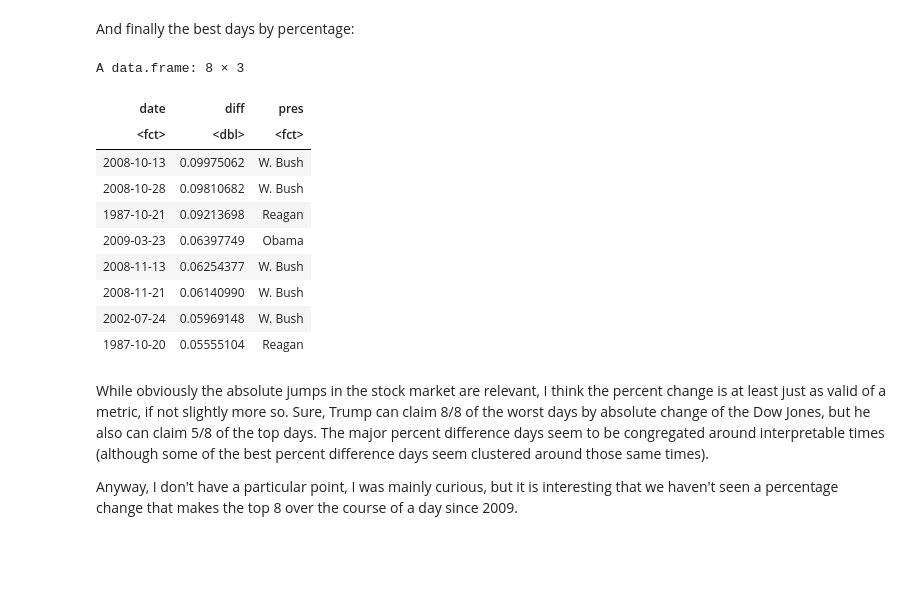
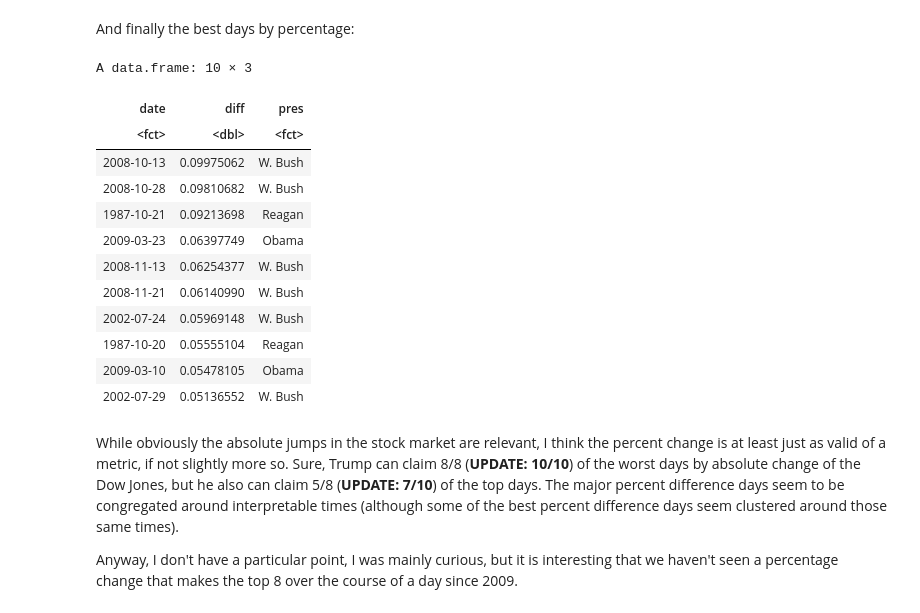
Before and after one commit to eaott/small_projects, a Jupyter notebook: DowJones.ipynb, the cells around one changed output. Cells and saved outputs as stored; diff of their text form; code cells hidden in the pictures; blank space fills up the shorter version.

Commit message:
updating Dow Jones due to further declines

```diff
--- a/DowJones.ipynb
+++ b/DowJones.ipynb
@@ -102,6 +142,14 @@ So for the biggest increases, keeping with the meme's "top 8" method, we have:
 # Single highest increases
 idxs = order(oneDayCloseDiff, decreasing = TRUE)
 # After analysis...
-names = c("Trump","Trump","W. Bush","W. Bush","Trump","Trump","Obama","Trump")
-data.frame(date=data$Date[idxs[1:8]+1], diff=oneDayCloseDiff[idxs[1:8]], pres=names)
+presidents = c(1:10)
+for (i in 1:10){
+    for (n in names(date_map)) {
+        if (date_map[[n]][idxs[i] + 1]) {
+            presidents[i] = n
+        }
+    }
+}
+
+data.frame(date=data$Date[idxs[1:10] + 1], diff=oneDayCloseDiff[idxs[1:10]], pres=presidents)
 # %% [output]
@@ -122,7 +172,14 @@ And now for worst days by percentage, we have:
 # Worst percent difference
 idxs = order(oneDayClosePercentDiff)
 # After analysis...
-names = c("Reagan","Reagan","W. Bush","W. Bush","W. Bush","Clinton","W. Bush","W. Bush")
+presidents = c(1:10)
+for (i in 1:10){
+    for (n in names(date_map)) {
+        if (date_map[[n]][idxs[i] + 1]) {
+            presidents[i] = n
+        }
+    }
+}
 
-data.frame(date=data$Date[idxs[1:8]+1], diff=oneDayClosePercentDiff[idxs[1:8]], pres=names)
+data.frame(date=data$Date[idxs[1:10] + 1], diff=oneDayClosePercentDiff[idxs[1:10]], pres=presidents)
 # %% [output]
@@ -144,21 +203,31 @@ And finally the best days by percentage:
 # %%
 # Best percent difference
 idxs = order(oneDayClosePercentDiff, decreasing = TRUE)
-names = c("W. Bush","W. Bush","Reagan","Obama","W. Bush","W. Bush","W. Bush","Reagan")
-data.frame(date=data$Date[idxs[1:8]+1], diff=oneDayClosePercentDiff[idxs[1:8]], pres=names)
+presidents = c(1:10)
+for (i in 1:10){
+    for (n in names(date_map)) {
+        if (date_map[[n]][idxs[i] + 1]) {
+            presidents[i] = n
+        }
+    }
+}
+
+data.frame(date=data$Date[idxs[1:10] + 1], diff=oneDayClosePercentDiff[idxs[1:10]], pres=presidents)
 # %% [output]
-A data.frame: 8 × 3
+A data.frame: 10 × 3
 | date | diff | pres |
 | <fct> | <dbl> | <fct> |
 | 2008-10-13 | 0.09975062 | W. Bush |
 | 2008-10-28 | 0.09810682 | W. Bush |
 | 1987-10-21 | 0.09213698 | Reagan |
 | 2009-03-23 | 0.06397749 | Obama |
 | 2008-11-13 | 0.06254377 | W. Bush |
 | 2008-11-21 | 0.06140990 | W. Bush |
 | 2002-07-24 | 0.05969148 | W. Bush |
 | 1987-10-20 | 0.05555104 | Reagan |
+| 2009-03-10 | 0.05478105 | Obama |
+| 2002-07-29 | 0.05136552 | W. Bush |
 # %% [markdown]
-While obviously the absolute jumps in the stock market are relevant, I think the percent change is at least just as valid of a metric, if not slightly more so. Sure, Trump can claim 8/8 of the worst days by absolute change of the Dow Jones, but he also can claim 5/8 of the top days. The major percent difference days seem to be congregated around interpretable times (although some of the best percent difference days seem clustered around those same times).
+While obviously the absolute jumps in the stock market are relevant, I think the percent change is at least just as valid of a metric, if not slightly more so. Sure, Trump can claim 8/8 (**UPDATE: 10/10**) of the worst days by absolute change of the Dow Jones, but he also can claim 5/8 (**UPDATE: 7/10**) of the top days. The major percent difference days seem to be congregated around interpretable times (although some of the best percent difference days seem clustered around those same times).
 
 Anyway, I don't have a particular point, I was mainly curious, but it is interesting that we haven't seen a percentage change that makes the top 8 over the course of a day since 2009.
```
Also changed, not shown: parts of 10 cells of this notebook, 1 other file.
